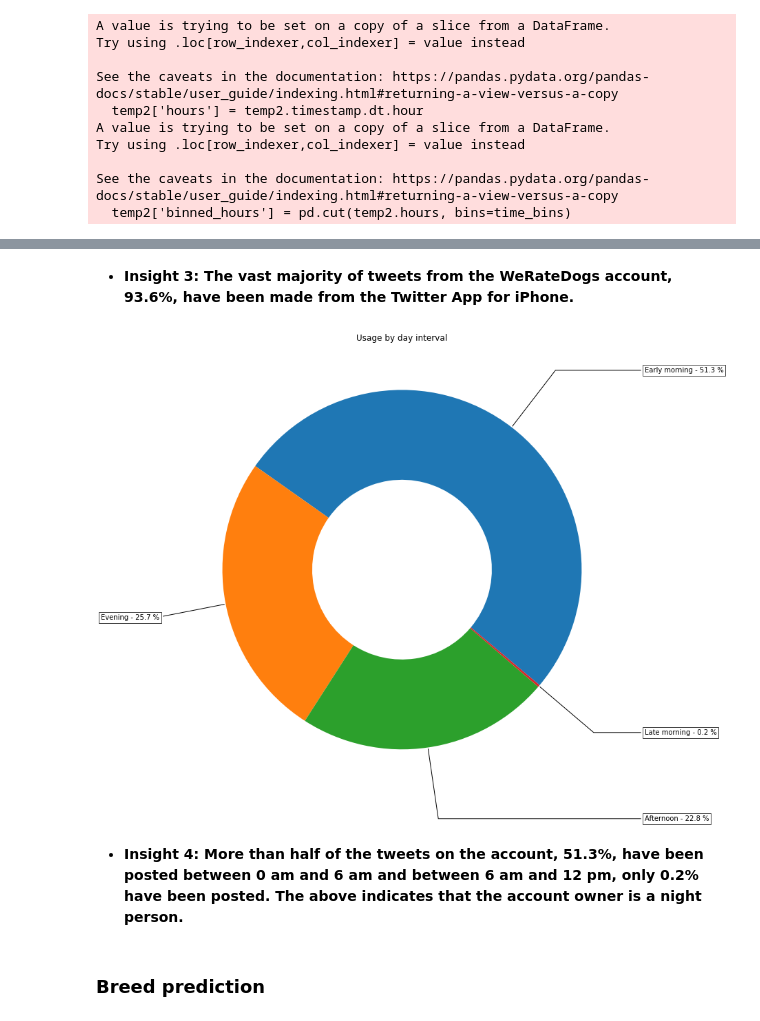
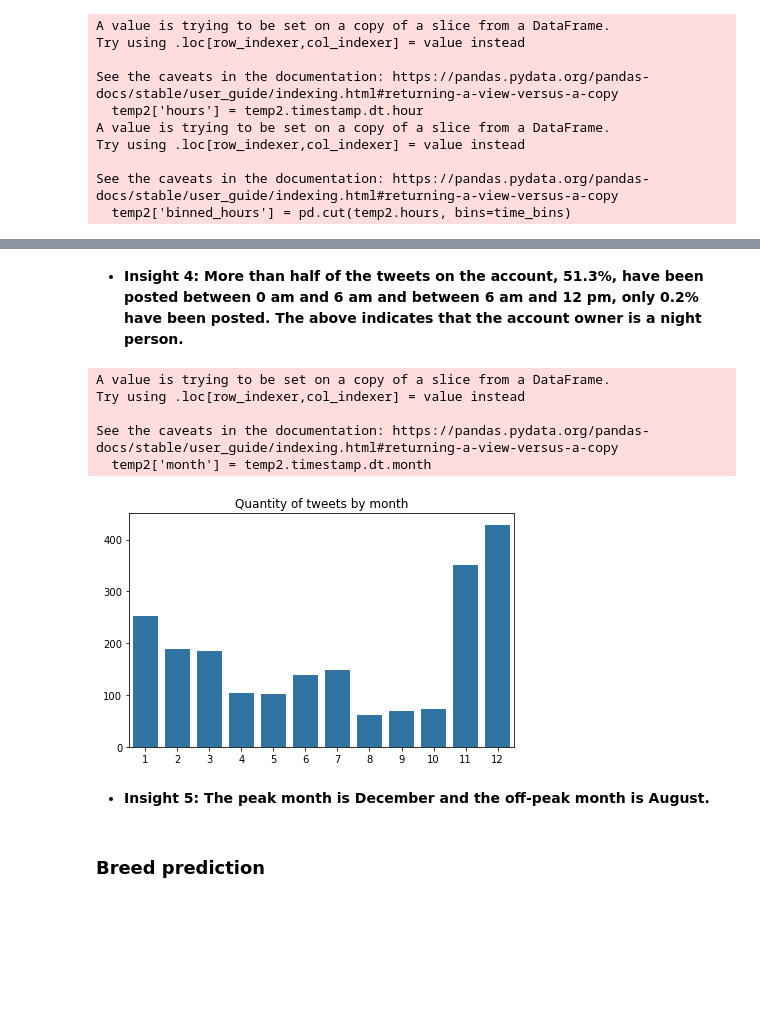
Before and after one commit to rubenvf/WeRateDogs-Wrangle-and-Analysis, a Jupyter notebook: wrangle_act.ipynb, the cells around one changed output, grey strips where cells are left out. Drawn from its saved outputs; the diff is of its cells as text; code cells hidden in the pictures; blank space fills up the shorter version.

```diff
--- a/wrangle_act.ipynb
+++ b/wrangle_act.ipynb
@@ -981,36 +1014,23 @@ plt.show()
-# %% [markdown]
-- **Insight 3: The vast majority of tweets from the WeRateDogs account, 93.6%, have been made from the Twitter App for iPhone.**
-# %%
-fig, ax = plt.subplots(figsize=(15, 12), subplot_kw=dict(aspect="equal"))
-
-sizes2 = sizes2 = temp2.binned_hours.value_counts()
-percentage2 = 100 * (sizes2.values/sizes2.sum())
-labes_index = ['Early morning', 'Evening', 'Afternoon', 'Late morning']
-labels2 = [f'{i} - {j:1.1f} %' for i,j in zip(labes_index, percentage2)]
-
-wedges, texts = ax.pie(sizes2, wedgeprops=dict(width=0.5), startangle=-40)
-
-bbox_props = dict(boxstyle="square,pad=0.3", fc="w", ec="k", lw=0.72)
-kw = dict(arrowprops=dict(arrowstyle="-"),
-          bbox=bbox_props, zorder=0, va="center")
-
-for i, p in enumerate(wedges):
-    ang = (p.theta2 - p.theta1)/2. + p.theta1
-    y = np.sin(np.deg2rad(ang))
-    x = np.cos(np.deg2rad(ang))
-    horizontalalignment = {-1: "right", 1: "left"}[int(np.sign(x))]
-    connectionstyle = "angle,angleA=0,angleB={}".format(ang)
-    kw["arrowprops"].update({"connectionstyle": connectionstyle})
-    ax.annotate(labels2[i], xy=(x, y), xytext=(1.35*np.sign(x), 1.4*y),
-                horizontalalignment=horizontalalignment, **kw)
-
-ax.set_title("Usage by day interval")
-
-plt.show()
-# %% [output]
-[figure, removed]
 # %% [markdown]
 - **Insight 4: More than half of the tweets on the account, 51.3%, have been posted between 0 am and 6 am and between 6 am and 12 pm, only 0.2% have been posted. The above indicates that the account owner is a night person.**
+# %%
+#Create a month column
+temp2['month'] = temp2.timestamp.dt.month
+
+#Plot quantities of tweets by month
+month_count = temp2.month.value_counts()
+sns.barplot(x = month_count.index, y = month_count, color='tab:blue').set(ylabel = None, xlabel = None)
+plt.title('Quantity of tweets by month')
+plt.tight_layout()
+# %% [output]
+A value is trying to be set on a copy of a slice from a DataFrame.
+Try using .loc[row_indexer,col_indexer] = value instead
+
+See the caveats in the documentation: https://pandas.pydata.org/pandas-docs/stable/user_guide/indexing.html#returning-a-view-versus-a-copy
+  temp2['month'] = temp2.timestamp.dt.month
+[figure, added]
+# %% [markdown]
+- **Insight 5: The peak month is December and the off-peak month is August.**
 # %% [markdown]
 ### Breed prediction
 # %%
```
Also changed, not shown: parts of 7 cells of this notebook.
